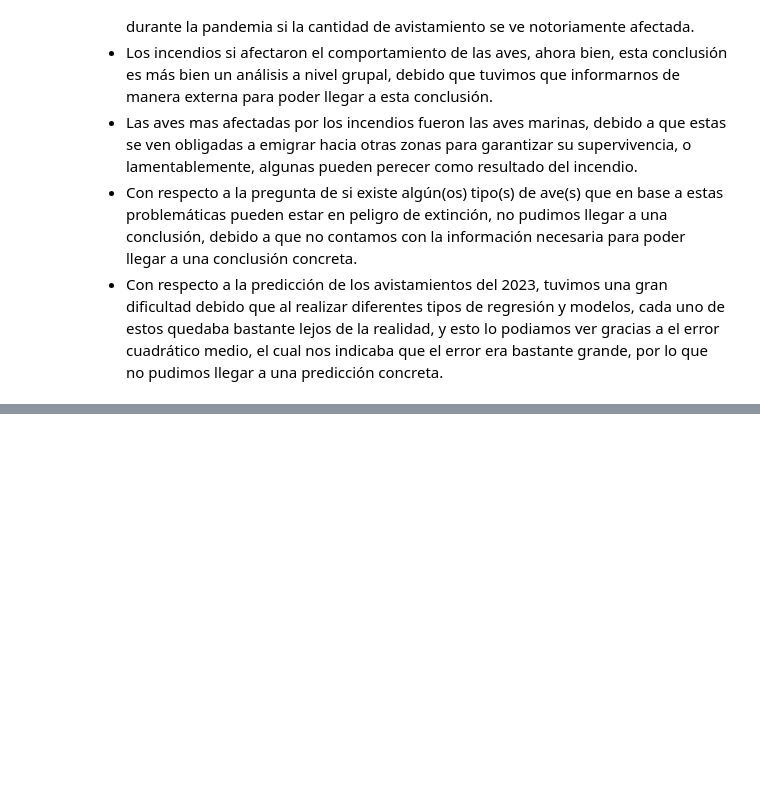
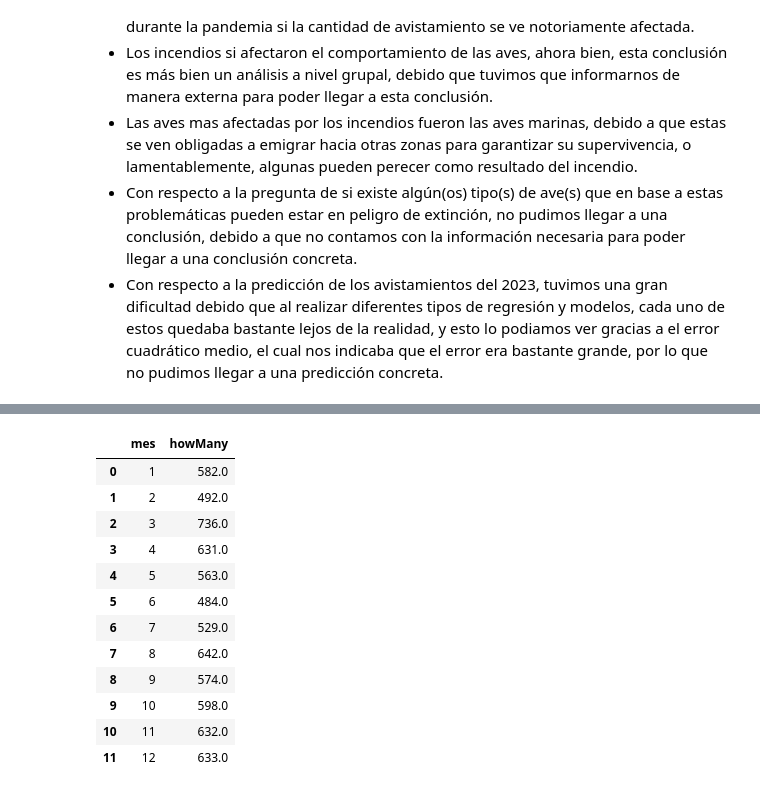
Before and after one commit to ymotomy/Proyecto-IMT2200, a Jupyter notebook: Proyecto.ipynb, the cells around one changed output, grey strips where cells are left out. Drawn from its saved outputs; the diff is of its cells as text; code cells hidden in the pictures; blank space fills up the shorter version.

```diff
--- a/Proyecto.ipynb
+++ b/Proyecto.ipynb
@@ -891,0 +896,20 @@ En base a toda la información analizada, podemos concluir lo siguiente:
+# %%
+unificado = pd.concat([df_aves_15, df_aves_16, df_aves_17, df_aves_18, df_aves_19, df_aves_20, df_aves_21, df_aves_22])
+sc = (unificado[unificado["sciName"] == "Tachuris rubrigastra"])
+sc["mes"] = pd.to_datetime(sc["obsDt"]).dt.month
+sc = sc.groupby(by="mes").sum('howMany').reset_index()
+sc[["mes", "howMany"]]
+# %% [output]
+|  | mes | howMany |
+| 0 | 1 | 582.0 |
+| 1 | 2 | 492.0 |
+| 2 | 3 | 736.0 |
+| 3 | 4 | 631.0 |
+| 4 | 5 | 563.0 |
+| 5 | 6 | 484.0 |
+| 6 | 7 | 529.0 |
+| 7 | 8 | 642.0 |
+| 8 | 9 | 574.0 |
+| 9 | 10 | 598.0 |
+| 10 | 11 | 632.0 |
+| 11 | 12 | 633.0 |
```
Also changed, not shown: parts of 3 cells of this notebook, 3 other files.
